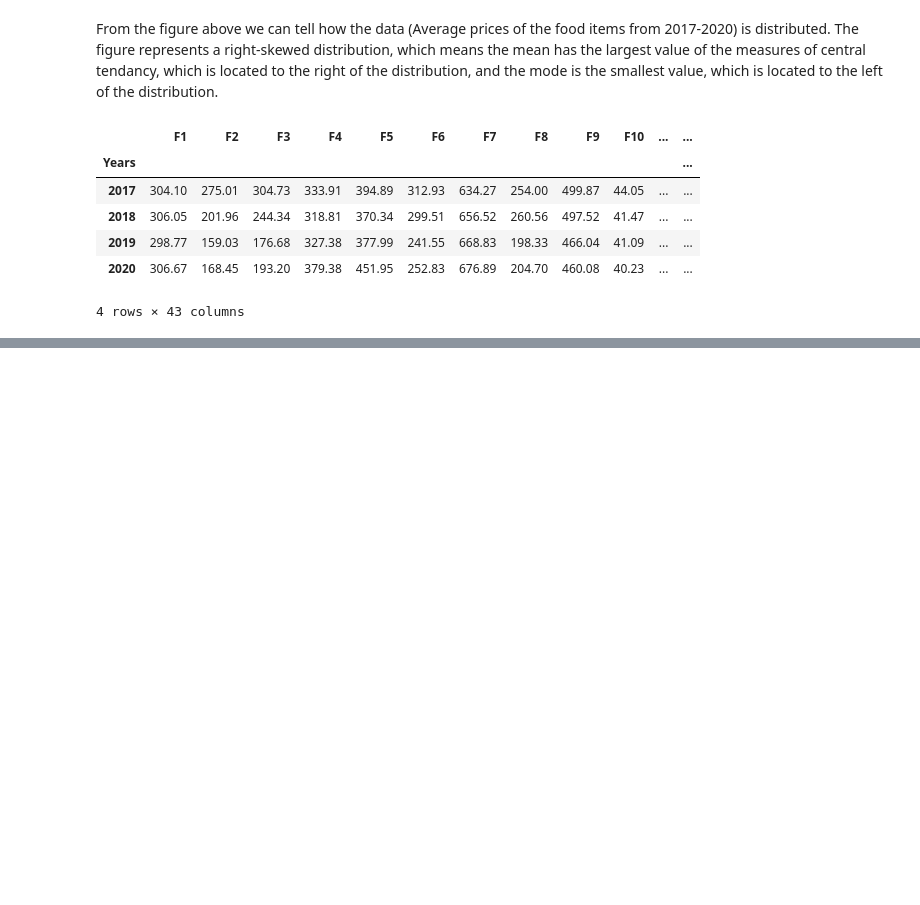
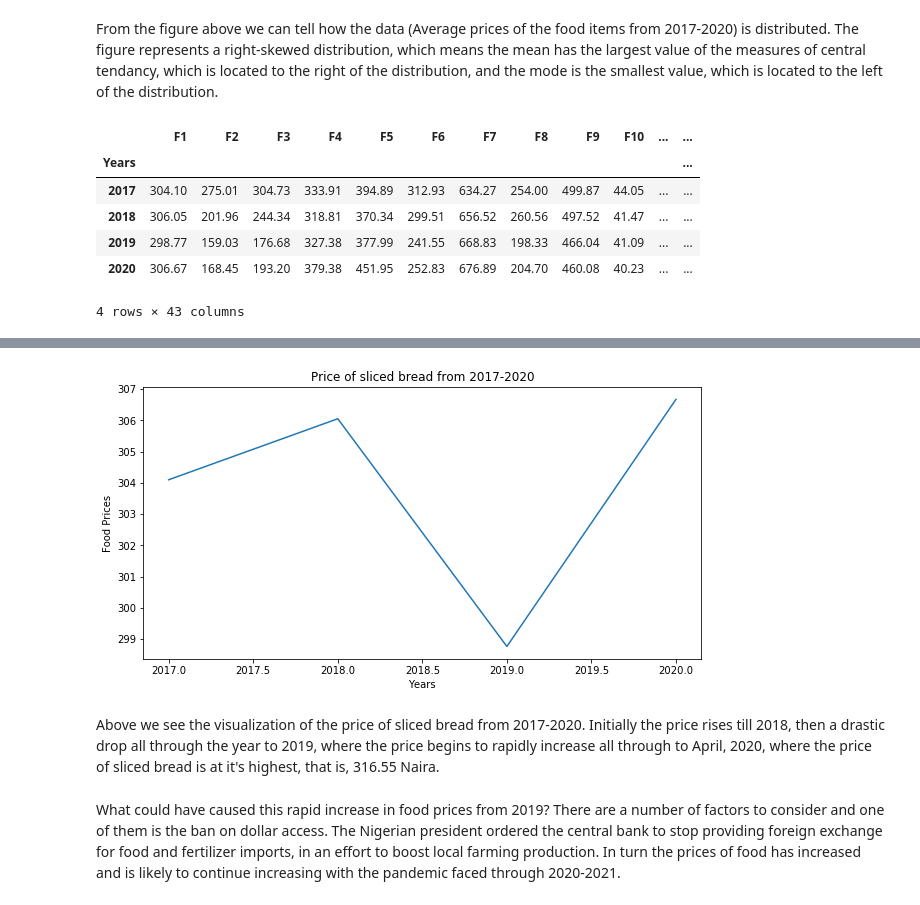
Before and after one commit to Ivynjambi/Jenga-Project, a Jupyter notebook: Analysis of selected food prices in Nigeria.ipynb, the cells around one changed output, grey strips where cells are left out. Cells and saved outputs as stored; diff of their text form; code cells hidden in the pictures; blank space fills up the shorter version.

Commit message:
Added a line graph with it's description.

```diff
--- a/Analysis of selected food prices in Nigeria.ipynb
+++ b/Analysis of selected food prices in Nigeria.ipynb
@@ -218,9 +215,10 @@ df.head(5)
 | 2020 | 306.67 | 168.45 | 193.20 | 379.38 | 451.95 | 252.83 | 676.89 | 204.70 | 460.08 | 40.23 | ... | ... |
 4 rows × 43 columns
 # %%
-plt.rcParams["figure.figsize"] = [12, 10]
-plt.plot((df["F1"]+ '/'+ df["F2"])
+plt.rcParams["figure.figsize"] = [10, 5]
+plt.plot(df["F1"])
 plt.xlabel("Years")
 plt.ylabel("Food Prices")
+plt.title("Price of sliced bread from 2017-2020")
 plt.show()
 # %% [output]
@@ -227,0 +225,7 @@ SyntaxError: invalid syntax (<ipython-input-18-fa78df3a8a8d>, line 3)
+[figure, added]
+# %% [markdown]
+Above we see the visualization of the price of sliced bread from 2017-2020.
+Initially the price rises till 2018, then a drastic drop all through the year to 2019, where the price begins to rapidly increase all through to April, 2020, where the price of sliced bread is at it's highest, that is, 316.55 Naira.
+# %% [markdown]
+What could have caused this rapid increase in food prices from 2019?
+There are a number of factors to consider and one of them is the ban on dollar access. The Nigerian president ordered the central bank to stop providing foreign exchange for food and fertilizer imports, in an effort to boost local farming production. In turn the prices of food has increased and is likely to continue increasing with the pandemic faced through 2020-2021.
```
Also changed, not shown: parts of 3 cells of this notebook.
